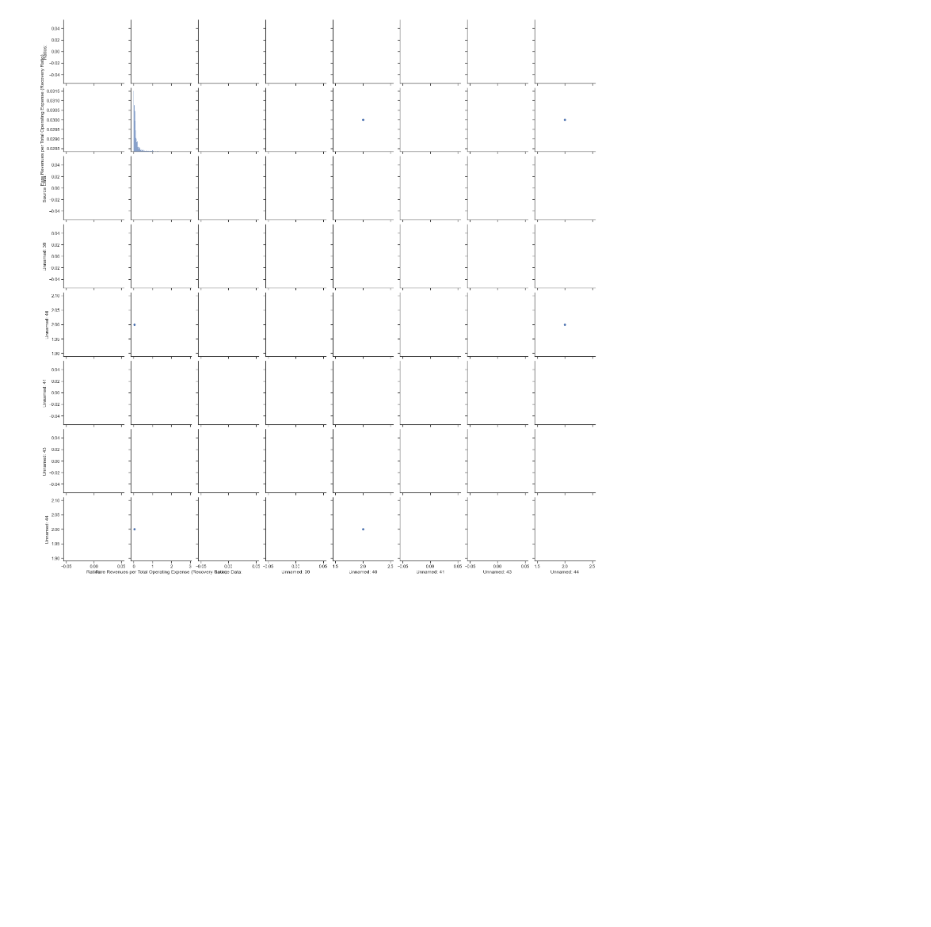
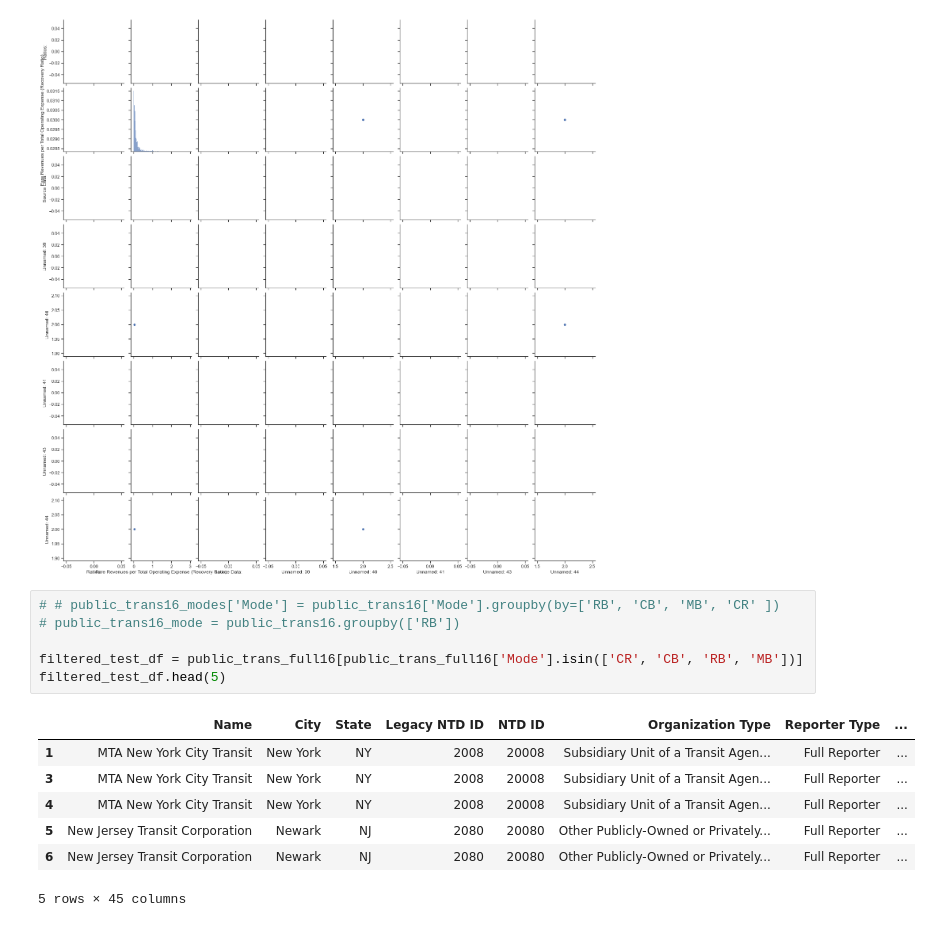
Before and after one commit to morgancoad/final_pro_two, a Jupyter notebook: notebooks/2016_public_trans.ipynb, the cells around one changed output. Drawn from its saved outputs; the diff is of its cells as text; blank space fills up the shorter version.

```diff
--- a/notebooks/2016_public_trans.ipynb
+++ b/notebooks/2016_public_trans.ipynb
@@ -51,3 +51,17 @@ sns.pairplot(public_trans_full16)
 # %% [output]
 <seaborn.axisgrid.PairGrid at 0x...>
 [figure]
+# %%
+# # public_trans16_modes['Mode'] = public_trans16['Mode'].groupby(by=['RB', 'CB', 'MB', 'CR' ])
+# public_trans16_mode = public_trans16.groupby(['RB'])
+
+filtered_test_df = public_trans_full16[public_trans_full16['Mode'].isin(['CR', 'CB', 'RB', 'MB'])]
+filtered_test_df.head(5)
+# %% [output]
+|  | Name | City | State | Legacy NTD ID | NTD ID | Organization Type | Reporter Type | ... |
+| 1 | MTA New York City Transit | New York | NY | 2008 | 20008 | Subsidiary Unit of a Transit Agen... | Full Reporter | ... |
+| 3 | MTA New York City Transit | New York | NY | 2008 | 20008 | Subsidiary Unit of a Transit Agen... | Full Reporter | ... |
+| 4 | MTA New York City Transit | New York | NY | 2008 | 20008 | Subsidiary Unit of a Transit Agen... | Full Reporter | ... |
+| 5 | New Jersey Transit Corporation | Newark | NJ | 2080 | 20080 | Other Publicly-Owned or Privately... | Full Reporter | ... |
+| 6 | New Jersey Transit Corporation | Newark | NJ | 2080 | 20080 | Other Publicly-Owned or Privately... | Full Reporter | ... |
+5 rows × 45 columns
```
Also changed, not shown: parts of 4 cells of this notebook, 8 other files.
